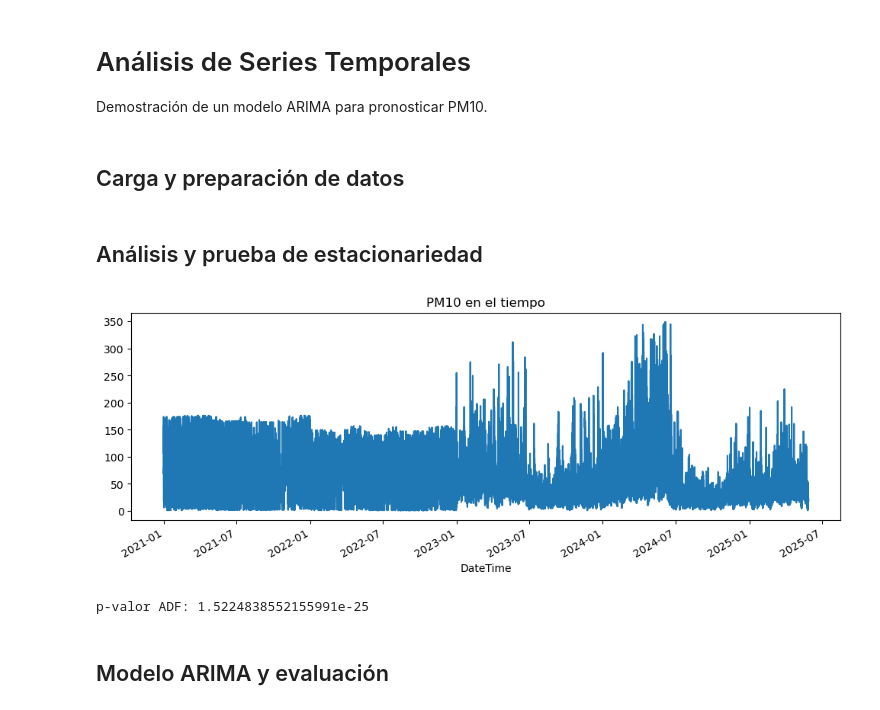
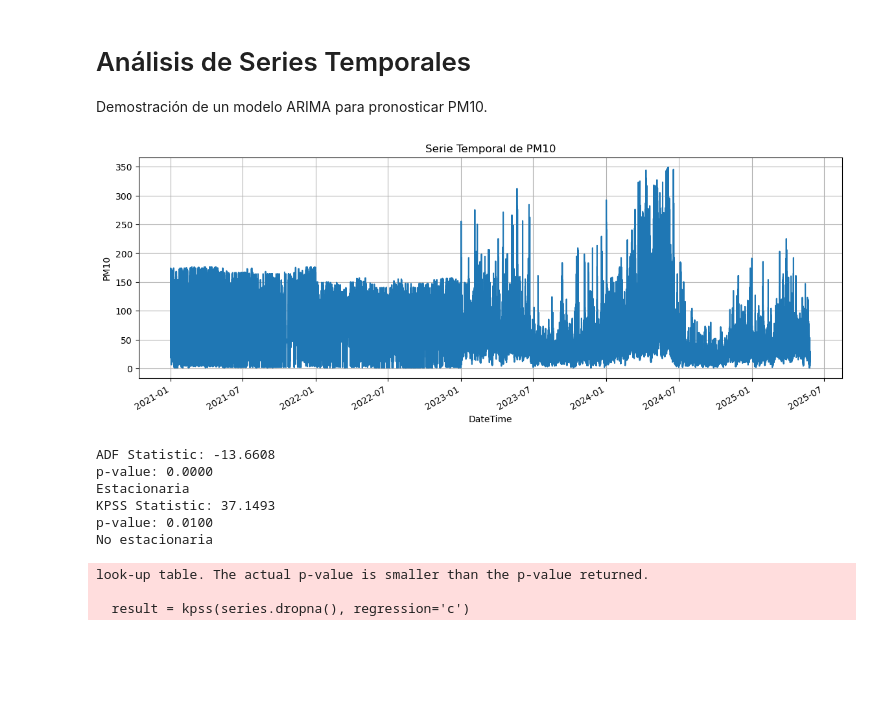
Before and after one commit to AlexisPaleta/CalidadAirePuebla, a Jupyter notebook: notebooks/04_series_temporales.ipynb, the cells around one changed output. Cells and saved outputs as stored; diff of their text form; code cells hidden in the pictures; blank space fills up the shorter version.

```diff
--- a/notebooks/04_series_temporales.ipynb
+++ b/notebooks/04_series_temporales.ipynb
@@ -5,9 +5,22 @@ Demostración de un modelo ARIMA para pronosticar PM10.
 # %%
 import pandas as pd
 import glob
 import matplotlib.pyplot as plt
-from statsmodels.tsa.arima.model import ARIMA
+import seaborn as sns
 %matplotlib inline
+
+archivos = sorted(glob.glob('../data/Clean/datos_Clean_*.csv'))
+dfs = [pd.read_csv(f, parse_dates=['DateTime']) for f in archivos]
+datos = pd.concat(dfs)
+datos = datos.set_index('DateTime').sort_index()
+serie = datos['PM10'].dropna()
+
+# Visualización general
+plt.figure(figsize=(14,5))
+serie.plot(title='Serie Temporal de PM10')
+plt.ylabel('PM10')
+plt.grid(True)
+plt.show()
+# %% [output]
+[figure, added]
-# %% [markdown]
-## Carga y preparación de datos
 # %%
@@ -19,15 +31,31 @@ serie = datos['PM10'].dropna()
-# %% [markdown]
-## Análisis y prueba de estacionariedad
 # %%
-serie.plot(figsize=(12,4))
-plt.title('PM10 en el tiempo')
-plt.show()
-from statsmodels.tsa.stattools import adfuller
-adf = adfuller(serie)
-print('p-valor ADF:', adf[1])
+from statsmodels.tsa.stattools import adfuller, kpss
+
+# Prueba ADF
+def adf_test(series):
+    result = adfuller(series.dropna())
+    print(f"ADF Statistic: {result[0]:.4f}")
+    print(f"p-value: {result[1]:.4f}")
+    print("Estacionaria" if result[1] < 0.05 else "No estacionaria")
+
+# Prueba KPSS
+def kpss_test(series):
+    from statsmodels.tsa.stattools import kpss
+    result = kpss(series.dropna(), regression='c')
+    print(f"KPSS Statistic: {result[0]:.4f}")
+    print(f"p-value: {result[1]:.4f}")
+    print("No estacionaria" if result[1] < 0.05 else "Estacionaria")
+
+adf_test(serie)
+kpss_test(serie)
 # %% [output]
-[figure, removed]
-p-valor ADF: 1.5224838552155991e-25
+ADF Statistic: -13.6608
+p-value: 0.0000
+Estacionaria
+KPSS Statistic: 37.1493
+p-value: 0.0100
+No estacionaria
+look-up table. The actual p-value is smaller than the p-value returned.
+
+  result = kpss(series.dropna(), regression='c')
-# %% [markdown]
-## Modelo ARIMA y evaluación
 # %%
```
Also changed, not shown: parts of 7 cells of this notebook.
